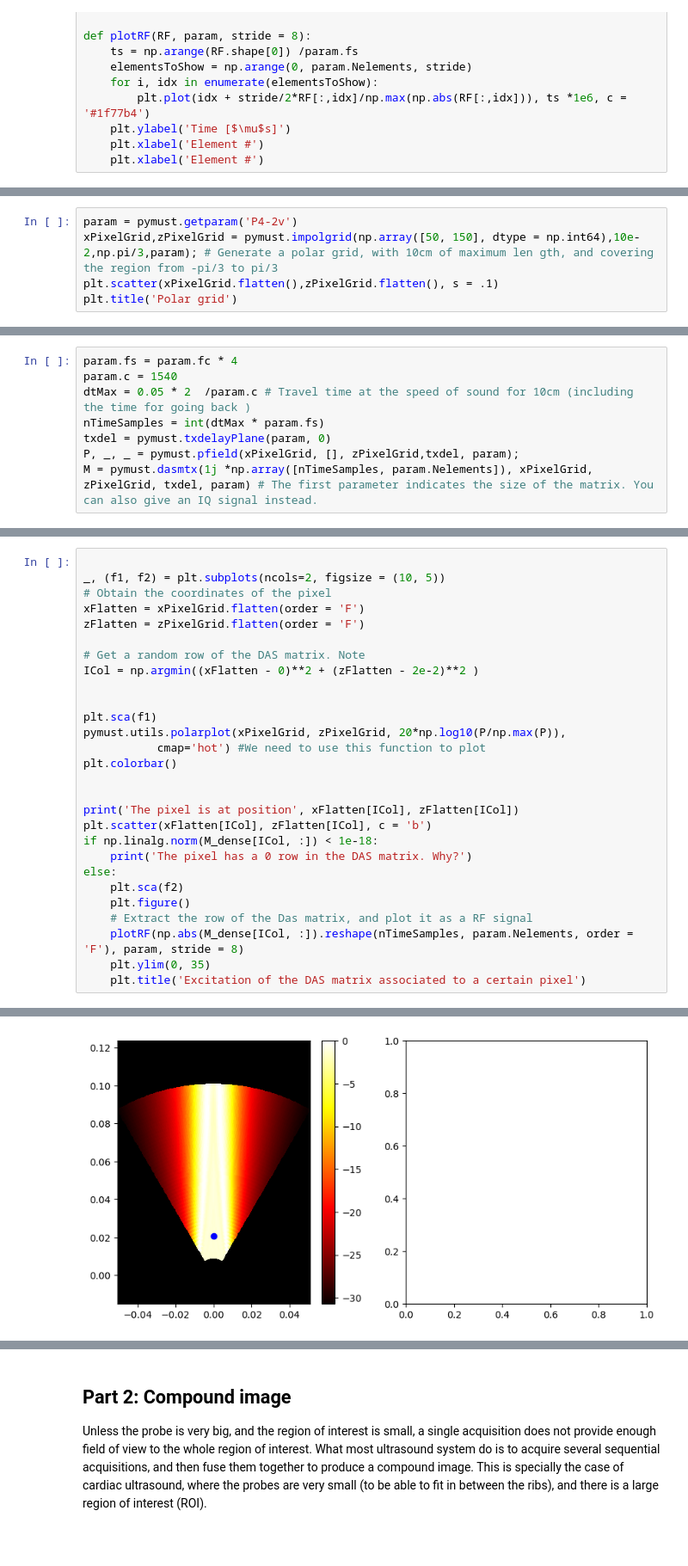
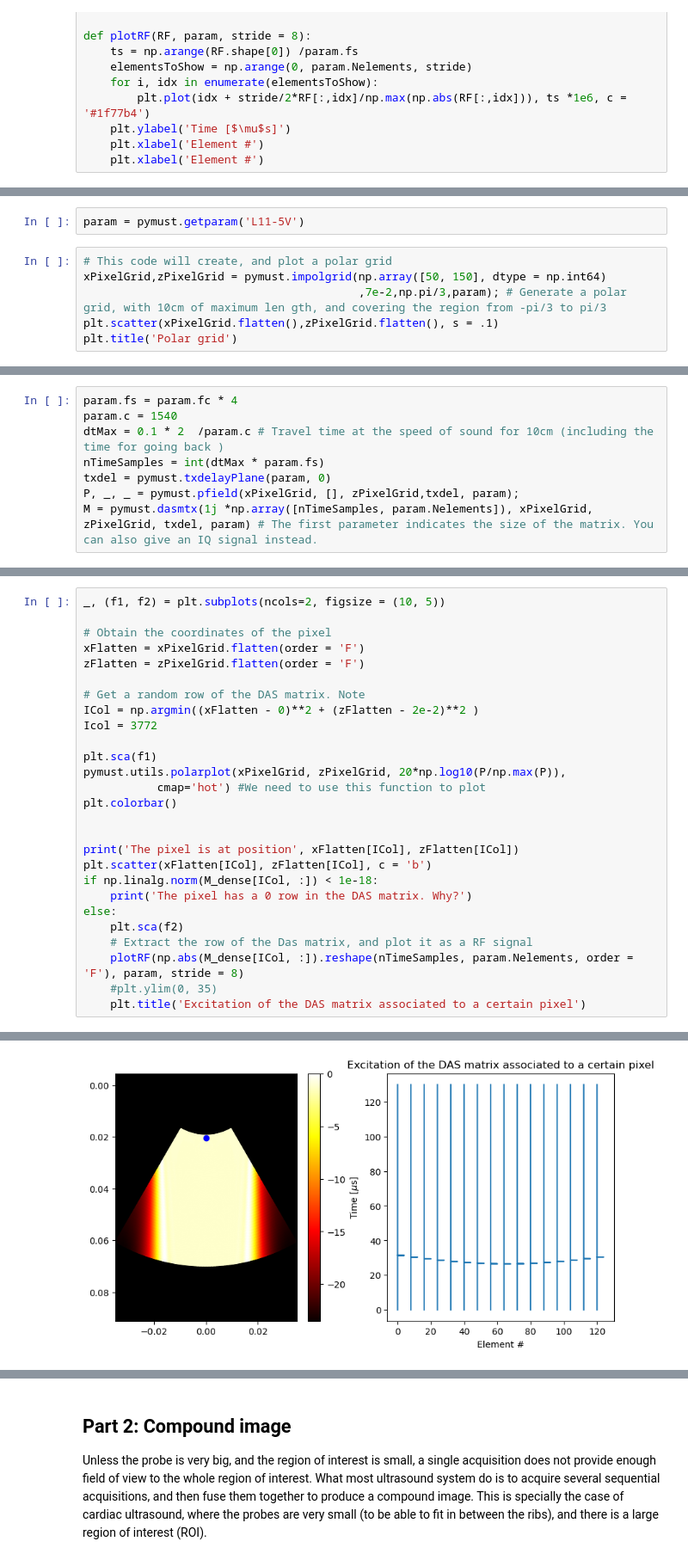
Before and after one commit to creatis-ULTIM/PyMUST, a Jupyter notebook: tutorials/P4_different_probes.ipynb, the cells around one changed output, grey strips where cells are left out. Shown at 86% size. Cells and saved outputs as stored; diff of their text form.

```diff
--- a/tutorials/P4_different_probes.ipynb
+++ b/tutorials/P4_different_probes.ipynb
@@ -38,6 +42,9 @@ RC = data['RC']
+# %%
+param = pymust.getparam('L11-5V')
 # %%
-param = pymust.getparam('P4-2v')
-xPixelGrid,zPixelGrid = pymust.impolgrid(np.array([50, 150], dtype = np.int64),10e-2,np.pi/3,param); # Generate a polar grid, with 10cm of maximum len gth, and covering the region from -pi/3 to pi/3
+# This code will create, and plot a polar grid
+xPixelGrid,zPixelGrid = pymust.impolgrid(np.array([50, 150], dtype = np.int64)
+                                         ,7e-2,np.pi/3,param); # Generate a polar grid, with 10cm of maximum len gth, and covering the region from -pi/3 to pi/3
 plt.scatter(xPixelGrid.flatten(),zPixelGrid.flatten(), s = .1)
 plt.title('Polar grid')
 # %% [output]
@@ -46,7 +53,7 @@ Text(0.5, 1.0, 'Polar grid')
 # %%
 param.fs = param.fc * 4
 param.c = 1540
-dtMax = 0.05 * 2  /param.c # Travel time at the speed of sound for 10cm (including the time for going back )
+dtMax = 0.1 * 2  /param.c # Travel time at the speed of sound for 10cm (including the time for going back )
 nTimeSamples = int(dtMax * param.fs)
 txdel = pymust.txdelayPlane(param, 0)
 P, _, _ = pymust.pfield(xPixelGrid, [], zPixelGrid,txdel, param);
@@ -55,14 +63,14 @@ M = pymust.dasmtx(1j *np.array([nTimeSamples, param.Nelements]), xPixelGrid, zPi
 M_dense = M.todense() #Convert to a dense matrix .. takes some time
 # %%
+_, (f1, f2) = plt.subplots(ncols=2, figsize = (10, 5))
 
-_, (f1, f2) = plt.subplots(ncols=2, figsize = (10, 5))
 # Obtain the coordinates of the pixel
 xFlatten = xPixelGrid.flatten(order = 'F')
 zFlatten = zPixelGrid.flatten(order = 'F')
 
 # Get a random row of the DAS matrix. Note
 ICol = np.argmin((xFlatten - 0)**2 + (zFlatten - 2e-2)**2 )
-
+Icol = 3772
 
 plt.sca(f1)
 pymust.utils.polarplot(xPixelGrid, zPixelGrid, 20*np.log10(P/np.max(P)),
@@ -76,9 +84,8 @@ if np.linalg.norm(M_dense[ICol, :]) < 1e-18:
     print('The pixel has a 0 row in the DAS matrix. Why?')
 else:
     plt.sca(f2)
-    plt.figure()
     # Extract the row of the Das matrix, and plot it as a RF signal
     plotRF(np.abs(M_dense[ICol, :]).reshape(nTimeSamples, param.Nelements, order = 'F'), param, stride = 8)
-    plt.ylim(0, 35)
+    #plt.ylim(0, 35)
     plt.title('Excitation of the DAS matrix associated to a certain pixel')
 # %% [output]
@@ -86 +93 @@ The pixel is at position 7.309641879862785e-05 0.02080089197448954
-[figure, old version]
+[figure, new version]
```
Also changed, not shown: parts of 15 cells of this notebook, 9 other files.
